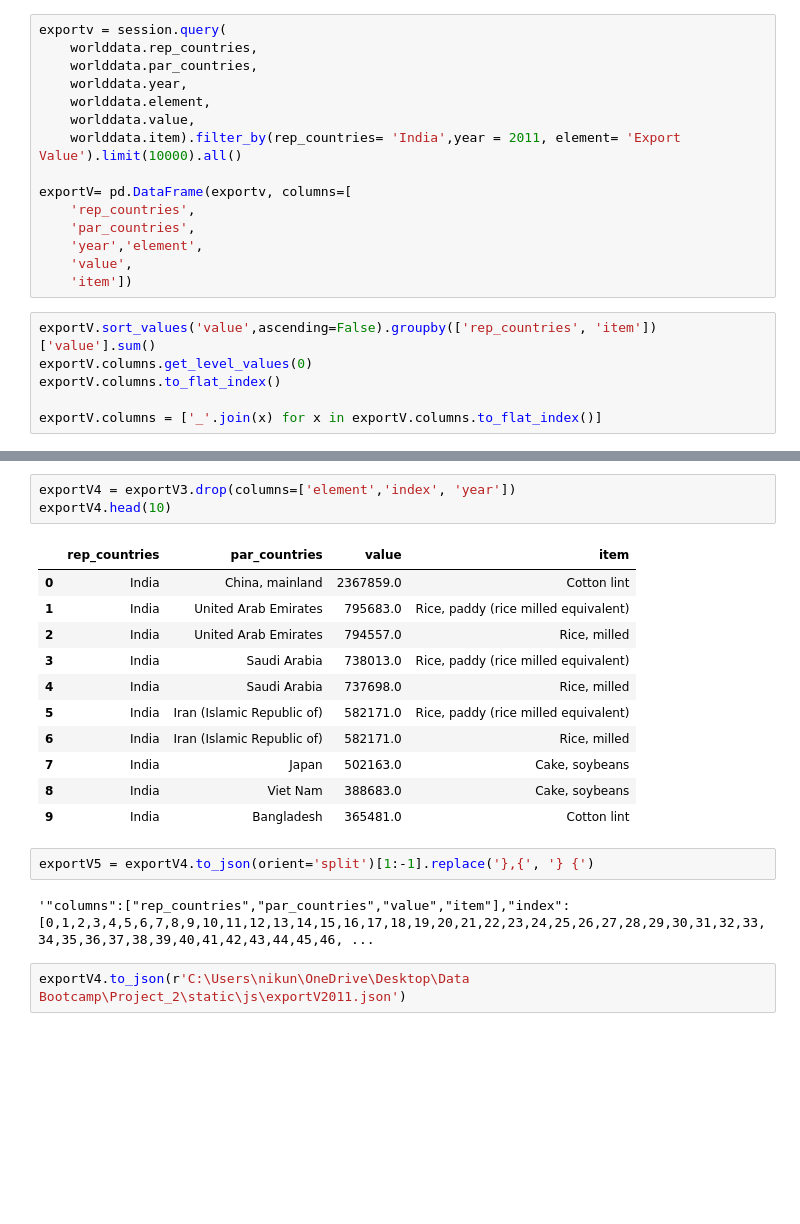
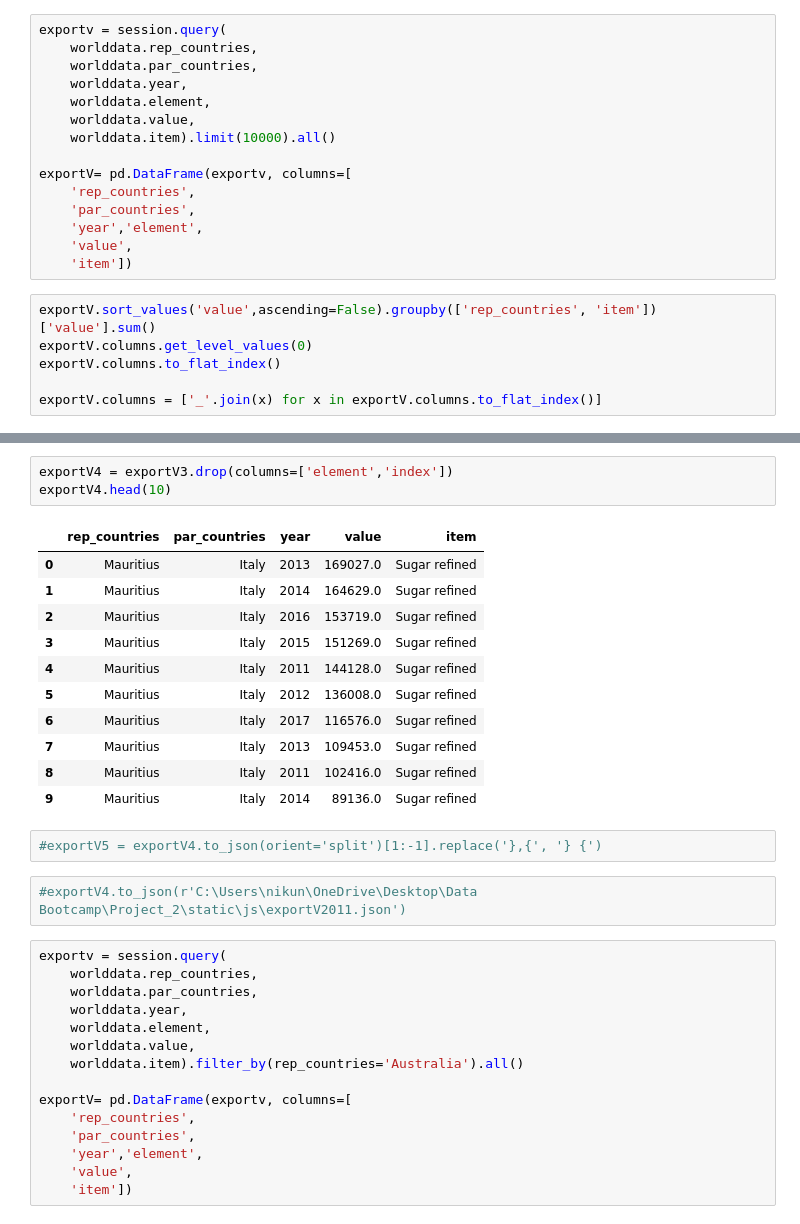
Before and after one commit to NikunjPatel852/Project_2, a Jupyter notebook: draftapiconnection.ipynb, the cells around one changed output, grey strips where cells are left out. Drawn from its saved outputs; the diff is of its cells as text; blank space fills up the shorter version.

```diff
--- a/draftapiconnection.ipynb
+++ b/draftapiconnection.ipynb
@@ -73,7 +73,7 @@ exportv = session.query(
     worlddata.year,
     worlddata.element,
     worlddata.value,
-    worlddata.item).filter_by(rep_countries= 'India',year = 2011, element= 'Export Value').limit(10000).all()
+    worlddata.item).limit(10000).all()
 
 exportV= pd.DataFrame(exportv, columns=[
     'rep_countries',
@@ -126,21 +126,34 @@ exportV3.head()
 # %%
-exportV4 = exportV3.drop(columns=['element','index', 'year'])
+exportV4 = exportV3.drop(columns=['element','index'])
 exportV4.head(10)
 # %% [output]
-|  | rep_countries | par_countries | value | item |
-| 0 | India | China, mainland | 2367859.0 | Cotton lint |
-| 1 | India | United Arab Emirates | 795683.0 | Rice, paddy (rice milled equivalent) |
-| 2 | India | United Arab Emirates | 794557.0 | Rice, milled |
-| 3 | India | Saudi Arabia | 738013.0 | Rice, paddy (rice milled equivalent) |
-| 4 | India | Saudi Arabia | 737698.0 | Rice, milled |
-| 5 | India | Iran (Islamic Republic of) | 582171.0 | Rice, paddy (rice milled equivalent) |
-| 6 | India | Iran (Islamic Republic of) | 582171.0 | Rice, milled |
-| 7 | India | Japan | 502163.0 | Cake, soybeans |
-| 8 | India | Viet Nam | 388683.0 | Cake, soybeans |
-| 9 | India | Bangladesh | 365481.0 | Cotton lint |
+|  | rep_countries | par_countries | year | value | item |
+| 0 | Mauritius | Italy | 2013 | 169027.0 | Sugar refined |
+| 1 | Mauritius | Italy | 2014 | 164629.0 | Sugar refined |
+| 2 | Mauritius | Italy | 2016 | 153719.0 | Sugar refined |
+| 3 | Mauritius | Italy | 2015 | 151269.0 | Sugar refined |
+| 4 | Mauritius | Italy | 2011 | 144128.0 | Sugar refined |
+| 5 | Mauritius | Italy | 2012 | 136008.0 | Sugar refined |
+| 6 | Mauritius | Italy | 2017 | 116576.0 | Sugar refined |
+| 7 | Mauritius | Italy | 2013 | 109453.0 | Sugar refined |
+| 8 | Mauritius | Italy | 2011 | 102416.0 | Sugar refined |
+| 9 | Mauritius | Italy | 2014 | 89136.0 | Sugar refined |
 # %%
-exportV5 = exportV4.to_json(orient='split')[1:-1].replace('},{', '} {')
+#exportV5 = exportV4.to_json(orient='split')[1:-1].replace('},{', '} {')
-# %% [output]
-'"columns":["rep_countries","par_countries","value","item"],"index":[0,1,2,3,4,5,6,7,8,9,10,11,12,13,14,15,16,17,18,19,20,21,22,23,24,25,26,27,28,29,30,31,32,33,34,35,36,37,38,39,40,41,42,43,44,45,46, ...
 # %%
-exportV4.to_json(r'C:\Users\nikun\OneDrive\Desktop\Data Bootcamp\Project_2\static\js\exportV2011.json')
+#exportV4.to_json(r'C:\Users\nikun\OneDrive\Desktop\Data Bootcamp\Project_2\static\js\exportV2011.json')
+# %%
+exportv = session.query(
+    worlddata.rep_countries,
+    worlddata.par_countries,
+    worlddata.year,
+    worlddata.element,
+    worlddata.value,
+    worlddata.item).filter_by(rep_countries='Australia').all()
+
+exportV= pd.DataFrame(exportv, columns=[
+    'rep_countries',
+    'par_countries',
+    'year','element',
+    'value',
+    'item'])
```
Also changed, not shown: parts of 16 cells of this notebook, 5 other files.
